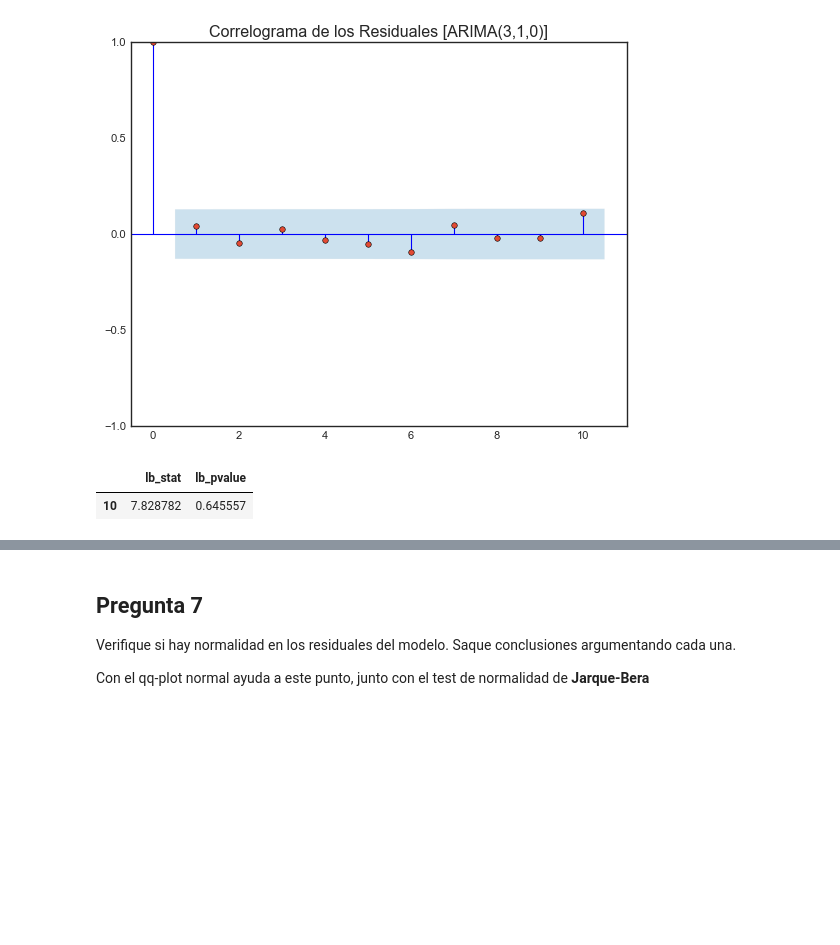
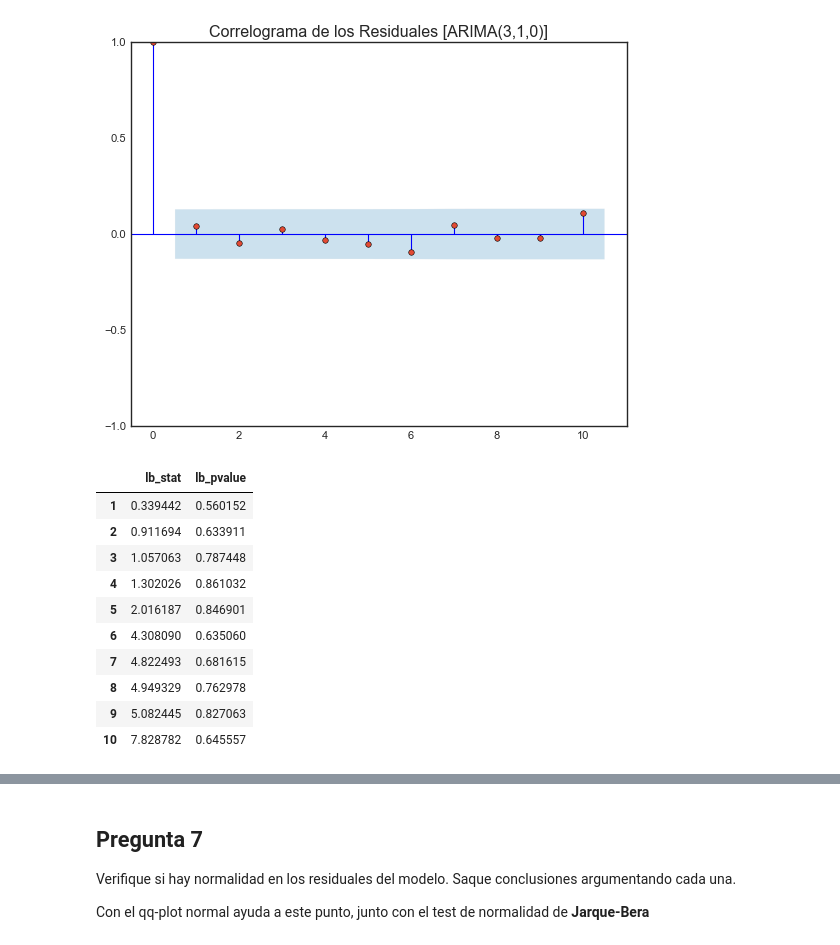
Before and after one commit to dvillaunal/series-tiempo-arima-python, a Jupyter notebook: Parcial2_series_tiempo.ipynb, the cells around one changed output, grey strips where cells are left out. Saved outputs shown, nothing was run; the diff lists cells and outputs as text; code cells hidden in the pictures; blank space fills up the shorter version.

```diff
--- a/Parcial2_series_tiempo.ipynb
+++ b/Parcial2_series_tiempo.ipynb
@@ -307,9 +289,18 @@ plt.show()
 [figure]
 # %%
 # Prueba de Ljung-:
-stats.acorr_ljungbox(S1_m1.resid, lags=[10], return_df=True)
+stats.acorr_ljungbox(S1_m1.resid, lags=10, return_df=True)
 # %% [output]
 |  | lb_stat | lb_pvalue |
+| 1 | 0.339442 | 0.560152 |
+| 2 | 0.911694 | 0.633911 |
+| 3 | 1.057063 | 0.787448 |
+| 4 | 1.302026 | 0.861032 |
+| 5 | 2.016187 | 0.846901 |
+| 6 | 4.308090 | 0.635060 |
+| 7 | 4.822493 | 0.681615 |
+| 8 | 4.949329 | 0.762978 |
+| 9 | 5.082445 | 0.827063 |
 | 10 | 7.828782 | 0.645557 |
 # %% [markdown]
 Planteamos la prueba de hipotesís:
```
Also changed, not shown: parts of 41 cells of this notebook, 1 other file.
